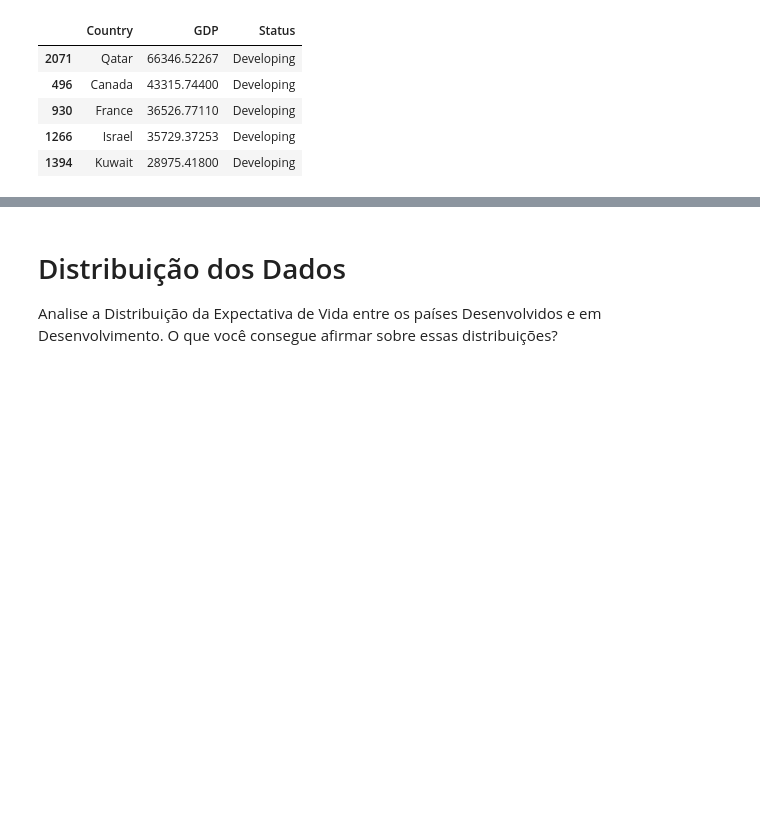
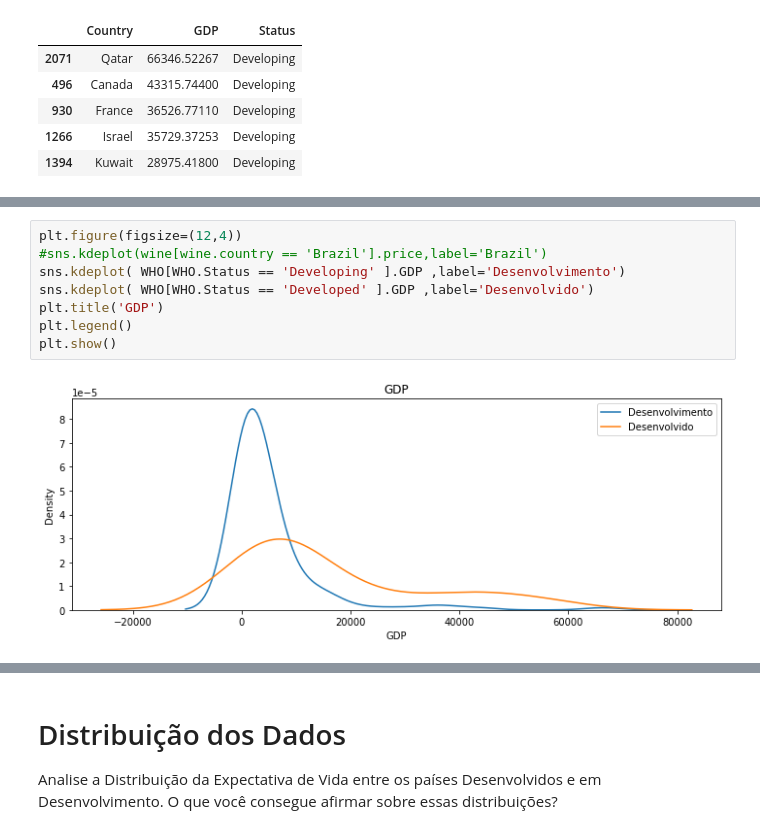
Before and after one commit to smilesrgouveia/Aula, a Jupyter notebook: PL_Python_4_exercicio.ipynb, the cells around one changed output, grey strips where cells are left out. Saved outputs shown, nothing was run; the diff lists cells and outputs as text; blank space fills up the shorter version.

```diff
--- a/PL_Python_4_exercicio.ipynb
+++ b/PL_Python_4_exercicio.ipynb
@@ -99,0 +109,10 @@ desenv.loc[desenv.GDP.nsmallest(5).index][ [ 'Country', 'GDP', 'Status']]
+# %%
+plt.figure(figsize=(12,4))
+#sns.kdeplot(wine[wine.country == 'Brazil'].price,label='Brazil')
+sns.kdeplot( WHO[WHO.Status == 'Developing' ].GDP ,label='Desenvolvimento')
+sns.kdeplot( WHO[WHO.Status == 'Developed' ].GDP ,label='Desenvolvido')
+plt.title('GDP')
+plt.legend()
+plt.show()
+# %% [output]
+[figure, added]
```
Also changed, not shown: parts of 6 cells of this notebook.
